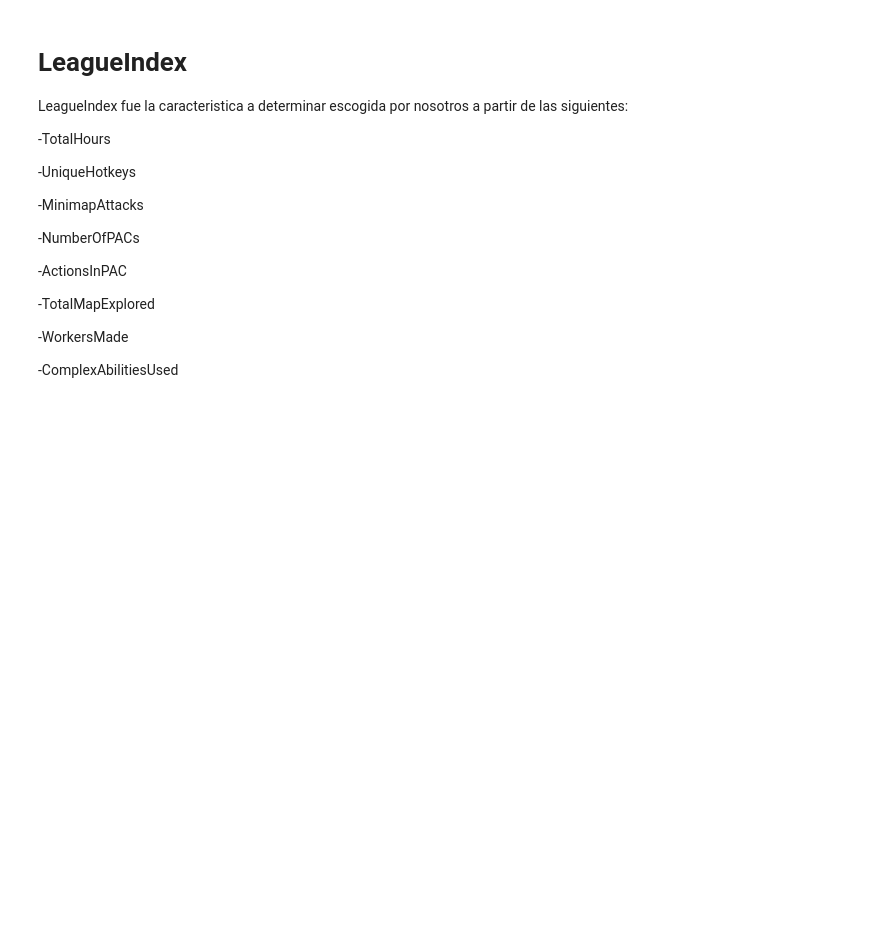
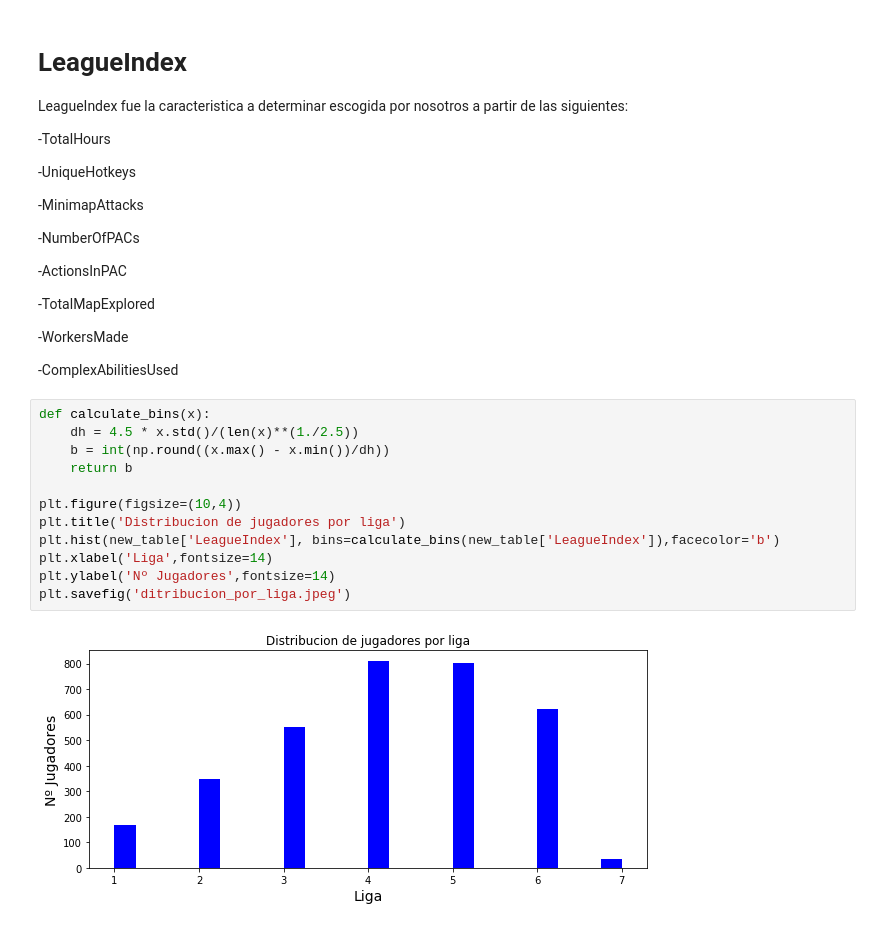
Before and after one commit to AlonsoDiCandia14/Teoria_Informacion, a Jupyter notebook: MP01/MP01.ipynb, the cells around one changed output. Drawn from its saved outputs; the diff is of its cells as text; blank space fills up the shorter version.

```diff
--- a/MP01/MP01.ipynb
+++ b/MP01/MP01.ipynb
@@ -67,3 +55,17 @@ LeagueIndex fue la caracteristica a determinar escogida por nosotros a partir de
 -WorkersMade
 
 -ComplexAbilitiesUsed
+# %%
+def calculate_bins(x):
+    dh = 4.5 * x.std()/(len(x)**(1./2.5))
+    b = int(np.round((x.max() - x.min())/dh))
+    return b
+
+plt.figure(figsize=(10,4))
+plt.title('Distribucion de jugadores por liga')
+plt.hist(new_table['LeagueIndex'], bins=calculate_bins(new_table['LeagueIndex']),facecolor='b')
+plt.xlabel('Liga',fontsize=14)
+plt.ylabel('Nº Jugadores',fontsize=14)
+plt.savefig('ditribucion_por_liga.jpeg')
+# %% [output]
+[figure, added]
```
Also changed, not shown: parts of 19 cells of this notebook, 25 other files.
